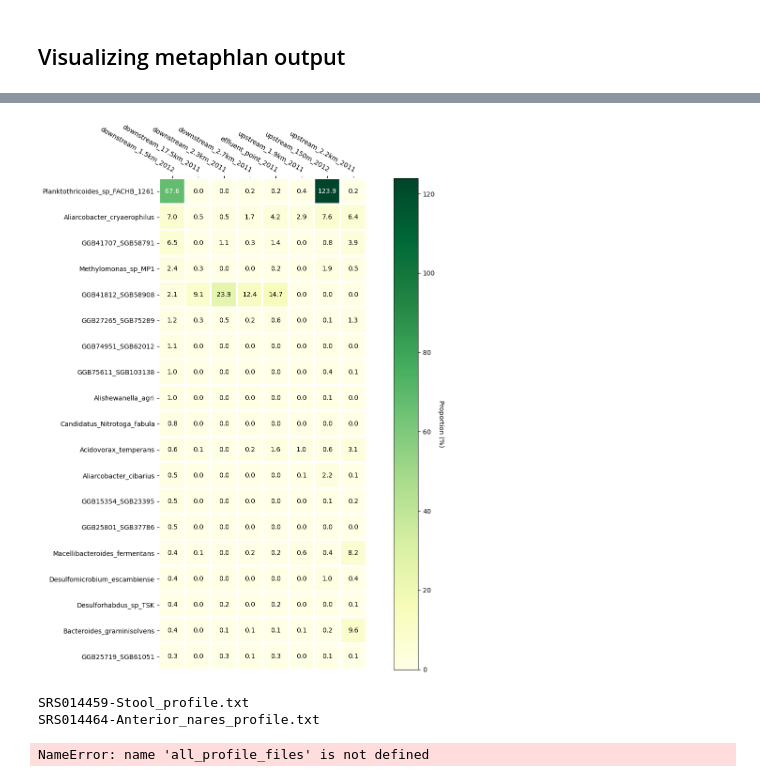
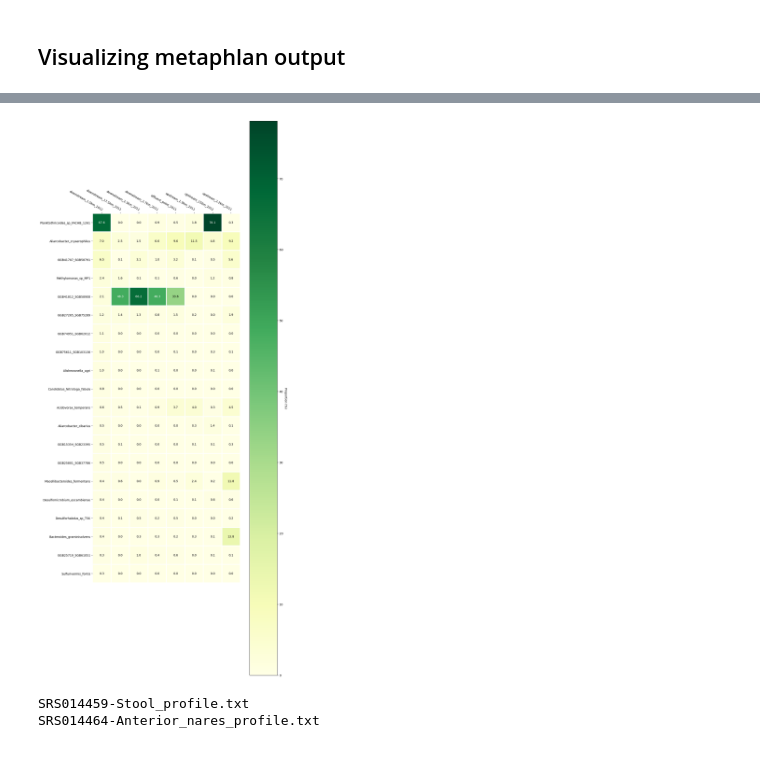
Before and after one commit to blomfelt/BBT045_Project, a Jupyter notebook: Project_group1.ipynb, the cells around one changed output, grey strips where cells are left out. Cells and saved outputs as stored; diff of their text form; code cells hidden in the pictures.

Commit message:
Calculate scaled values

```diff
--- a/Project_group1.ipynb
+++ b/Project_group1.ipynb
@@ -294,0 +193,19 @@ species_df
+# %%
+import pandas as pd
+species_file = "merged_abundance_table_species.txt"
+# Tab separated, first row column names, first column row names
+species_df = pd.read_csv(species_file, sep='\t', header=0, index_col=0)
+
+# Calculate the unclassified proportion
+unclassified__proportion = species_df.iloc[0,:]
+print("Unclassified proportion:")
+print(unclassified__proportion)
+
+# Divide the calculated value for each column
+species_scaled_df = species_df.div((100-unclassified__proportion)/100)
+species_scaled_df = species_scaled_df.drop("UNCLASSIFIED")
+
+# Transpose the dataframe
+species_scaled_df = pd.DataFrame.transpose(species_scaled_df)
+
+species_scaled_df
@@ -420,27 +358,27 @@ def annotate_heatmap(im, data=None, valfmt="{x:.2f}",
 # %%
 # Create the arrays for the functions to use
 import matplotlib.pyplot as plt
 import numpy as np
 
-test_heatmap_df = test_df.iloc[1:20]
+test_heatmap_df = species_scaled_df.iloc[:,0:20].transpose()
 
-species = test_heatmap_df.index # y axis
-samples = test_heatmap_df.columns # x axis
+samples = test_heatmap_df.index # y axis
+species = test_heatmap_df.columns # x axis
 proportion = np.array(test_heatmap_df) # value in cell
 
 #ref https://stackoverflow.com/questions/36367986/how-to-make-inline-plots-in-jupyter-notebook-larger
 plt.rcParams['figure.figsize'] = [12, 120]
 
 fig, ax = plt.subplots()
 
-im, cbar = heatmap(proportion, species, samples, ax=ax,
+im, cbar = heatmap(proportion, samples, species, ax=ax, #todo Dubbelkolla ordning
                    cmap="YlGn", cbarlabel="Proportion (%)")
 texts = annotate_heatmap(im, valfmt="{x:.1f}") #todo Where the values are rounded
 
 fig.tight_layout()
 plt.show()
 # %% [output]
-[figure, old version]
+[figure, new version]
 # %%
 %%bash
 for file in `ls SRS*.txt`
@@ -450,13 +388,6 @@ done
 # %% [output]
 SRS014459-Stool_profile.txt
 SRS014464-Anterior_nares_profile.txt
-# %%
-!all_profile_files=`ls *_profile.txt`
-!$all_profile_files
-#{species_files}
-all_profile_files
-# %% [output]
-NameError: name 'all_profile_files' is not defined
 # %%
 #PCA
 import numpy as np
```
Also changed, not shown: parts of 5 cells of this notebook.
